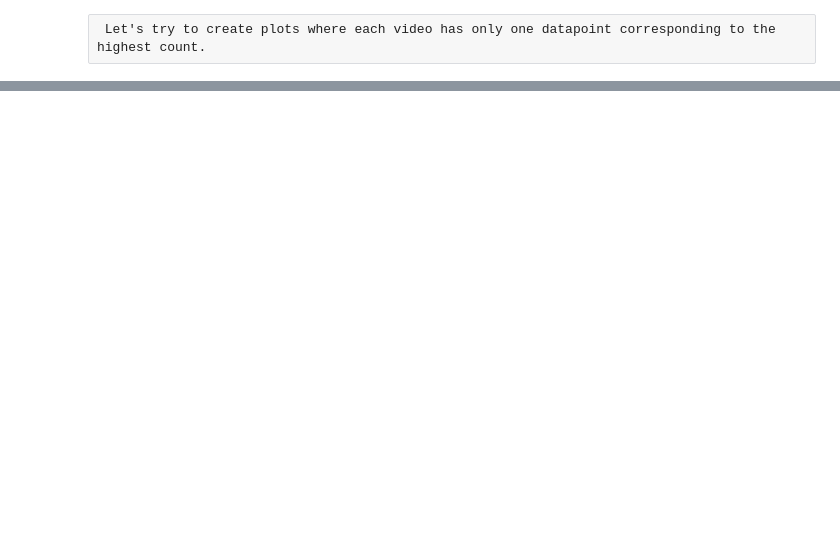
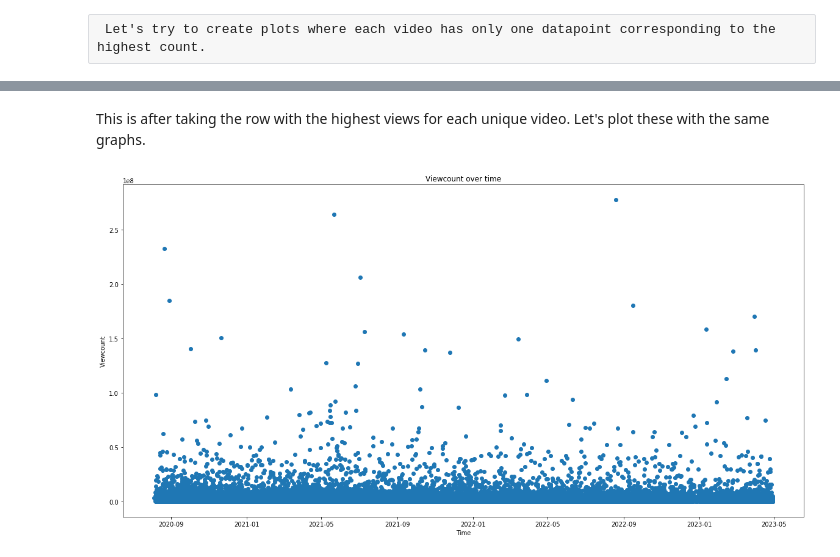
Before and after one commit to sbeven/sbeven.github.io, a Jupyter notebook: Final tutorial.ipynb, the cells around one changed output, grey strips where cells are left out. Cells and saved outputs as stored; diff of their text form; code cells hidden in the pictures; blank space fills up the shorter version.

Commit message:
made a df with unique videos

```diff
--- a/Final tutorial.ipynb
+++ b/Final tutorial.ipynb
@@ -129,4 +135,6 @@ There are lines in the data, where some time points seem to have an abnormally h
 # %% [raw]
  Let's try to create plots where each video has only one datapoint corresponding to the highest count.
 # %%
-# insert code here, im gonna do some stuff with groupby.
+grouped = data.groupby(["title"])
+print(data.shape)
+grouped.ngroups
@@ -132,0 +146,4 @@ There are lines in the data, where some time points seem to have an abnormally h
+# %%
+# with assistance from https://stackoverflow.com/questions/53842287/select-rows-with-highest-value-from-groupby
+unique=data.loc[grouped["view_count"].idxmax()]
+unique
@@ -132,0 +164,11 @@ There are lines in the data, where some time points seem to have an abnormally h
+# %% [markdown]
+This is after taking the row with the highest views for each unique video. Let's plot these with the same graphs.
+# %%
+plt.figure(figsize=(20,10))
+plot = plt.scatter(np.array(unique["publishedAt"]), np.array(unique["view_count"]))
+plt.ylabel("Viewcount")
+plt.xlabel("Time")
+plt.title("Viewcount over time")
+plt.show()
+# %% [output]
+[figure, added]
```
Also changed, not shown: parts of 11 cells of this notebook.
